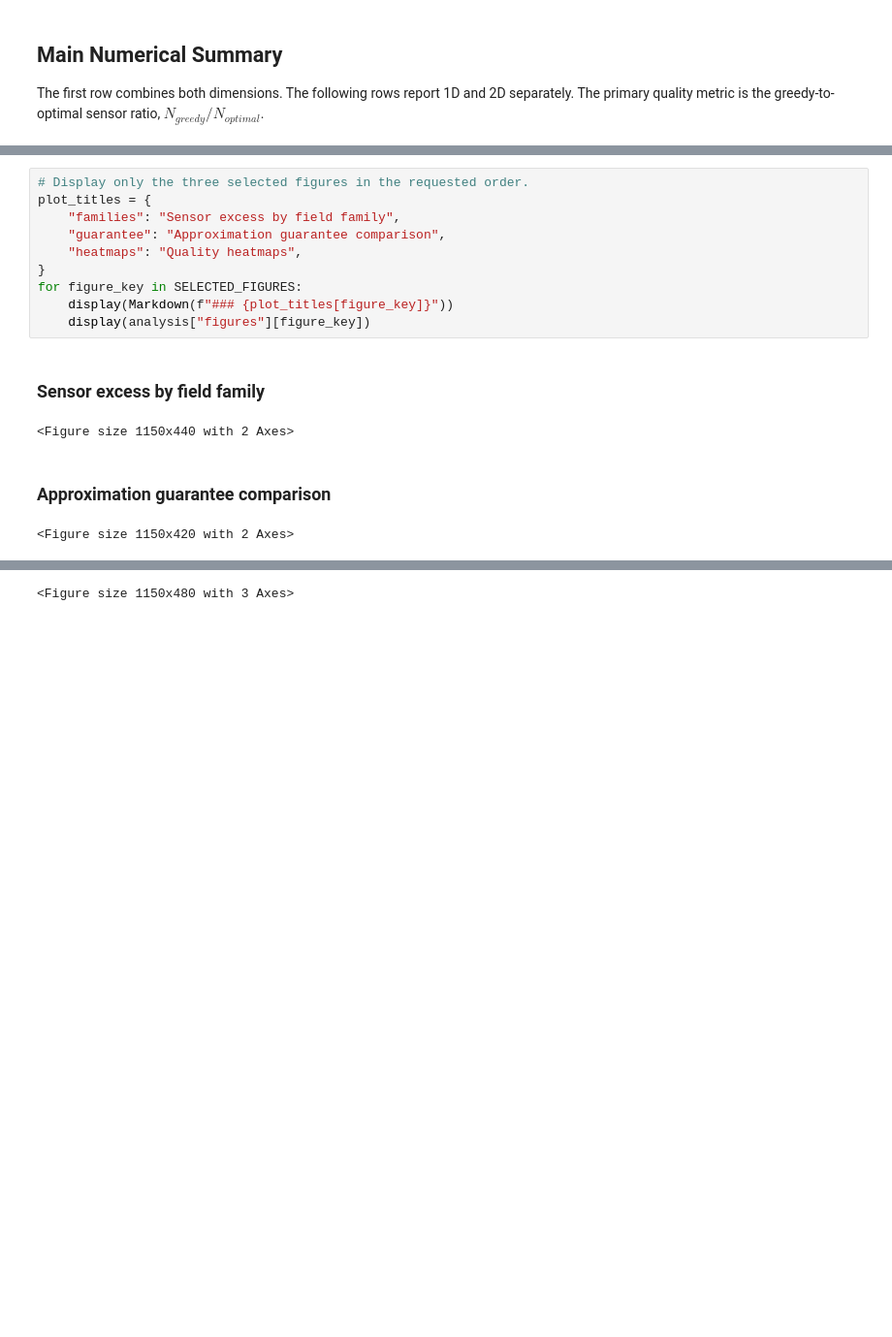
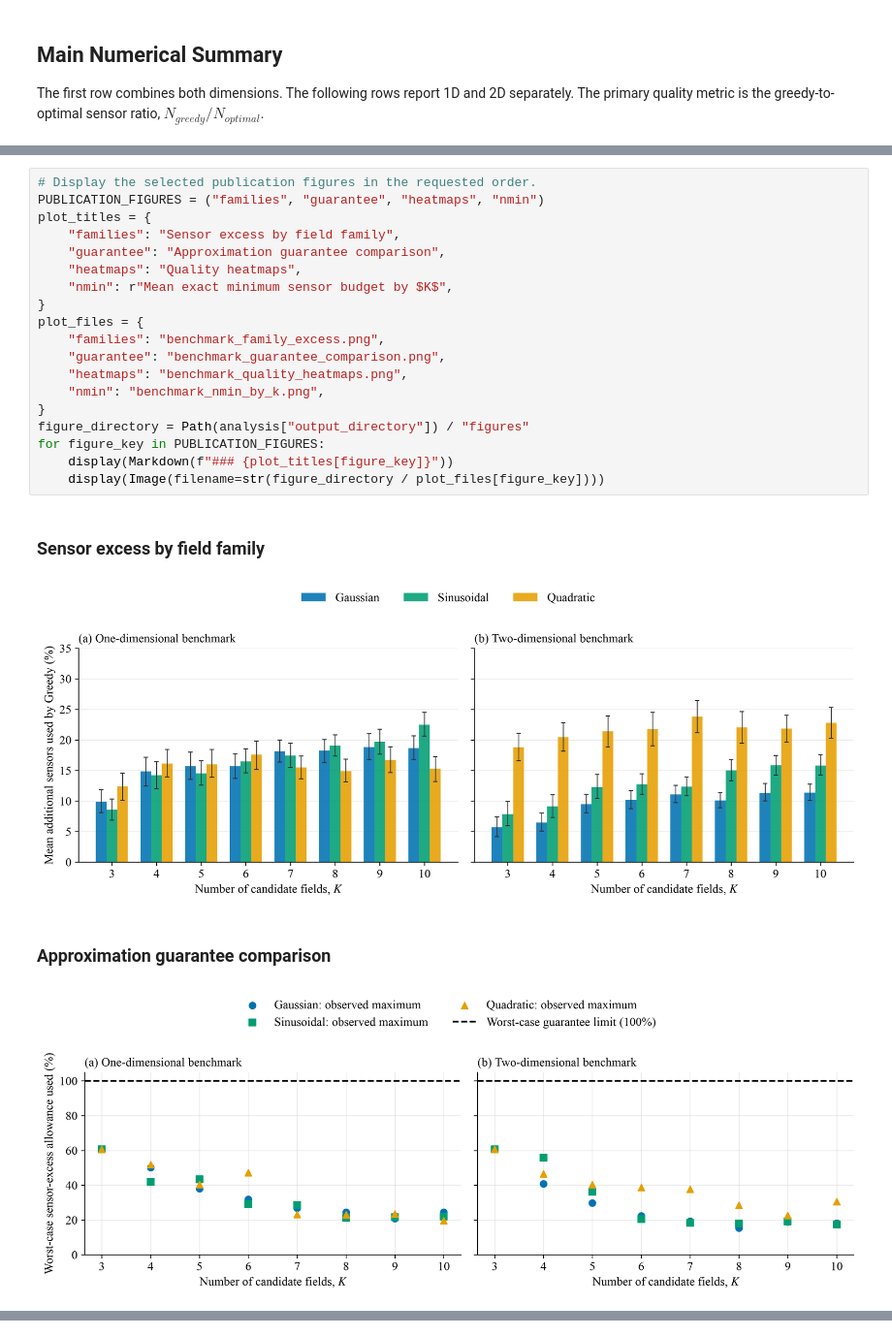
Before and after one commit to Avishka-Shamendra/quantum-sensor-placement-research, a Jupyter notebook: min-sensor-zero-error/01_zero_error_algorithm_comparison.ipynb, the cells around one changed output, grey strips where cells are left out. Shown at 97% size. Saved outputs shown, nothing was run; the diff lists cells and outputs as text; blank space fills up the shorter version.

Commit message:
Update zero-error benchmarks and publication figures

```diff
--- a/min-sensor-zero-error/01_zero_error_algorithm_comparison.ipynb
+++ b/min-sensor-zero-error/01_zero_error_algorithm_comparison.ipynb
@@ -361,17 +497,25 @@ All figure text is formatted with Times New Roman, 12 pt.
 # %%
-# Display only the three selected figures in the requested order.
+# Display the selected publication figures in the requested order.
+PUBLICATION_FIGURES = ("families", "guarantee", "heatmaps", "nmin")
 plot_titles = {
     "families": "Sensor excess by field family",
     "guarantee": "Approximation guarantee comparison",
     "heatmaps": "Quality heatmaps",
+    "nmin": r"Mean exact minimum sensor budget by $K$",
 }
-for figure_key in SELECTED_FIGURES:
+plot_files = {
+    "families": "benchmark_family_excess.png",
+    "guarantee": "benchmark_guarantee_comparison.png",
+    "heatmaps": "benchmark_quality_heatmaps.png",
+    "nmin": "benchmark_nmin_by_k.png",
+}
+figure_directory = Path(analysis["output_directory"]) / "figures"
+for figure_key in PUBLICATION_FIGURES:
     display(Markdown(f"### {plot_titles[figure_key]}"))
-    display(analysis["figures"][figure_key])
+    display(Image(filename=str(figure_directory / plot_files[figure_key])))
 # %% [output]
 ### Sensor excess by field family
-<Figure size 1150x440 with 2 Axes>
+[figure, added]
 ### Approximation guarantee comparison
-<Figure size 1150x420 with 2 Axes>
+[figure, added]
 ### Quality heatmaps
-<Figure size 1150x480 with 3 Axes>
```
Also changed, not shown: parts of 11 cells of this notebook, 18 other files.
